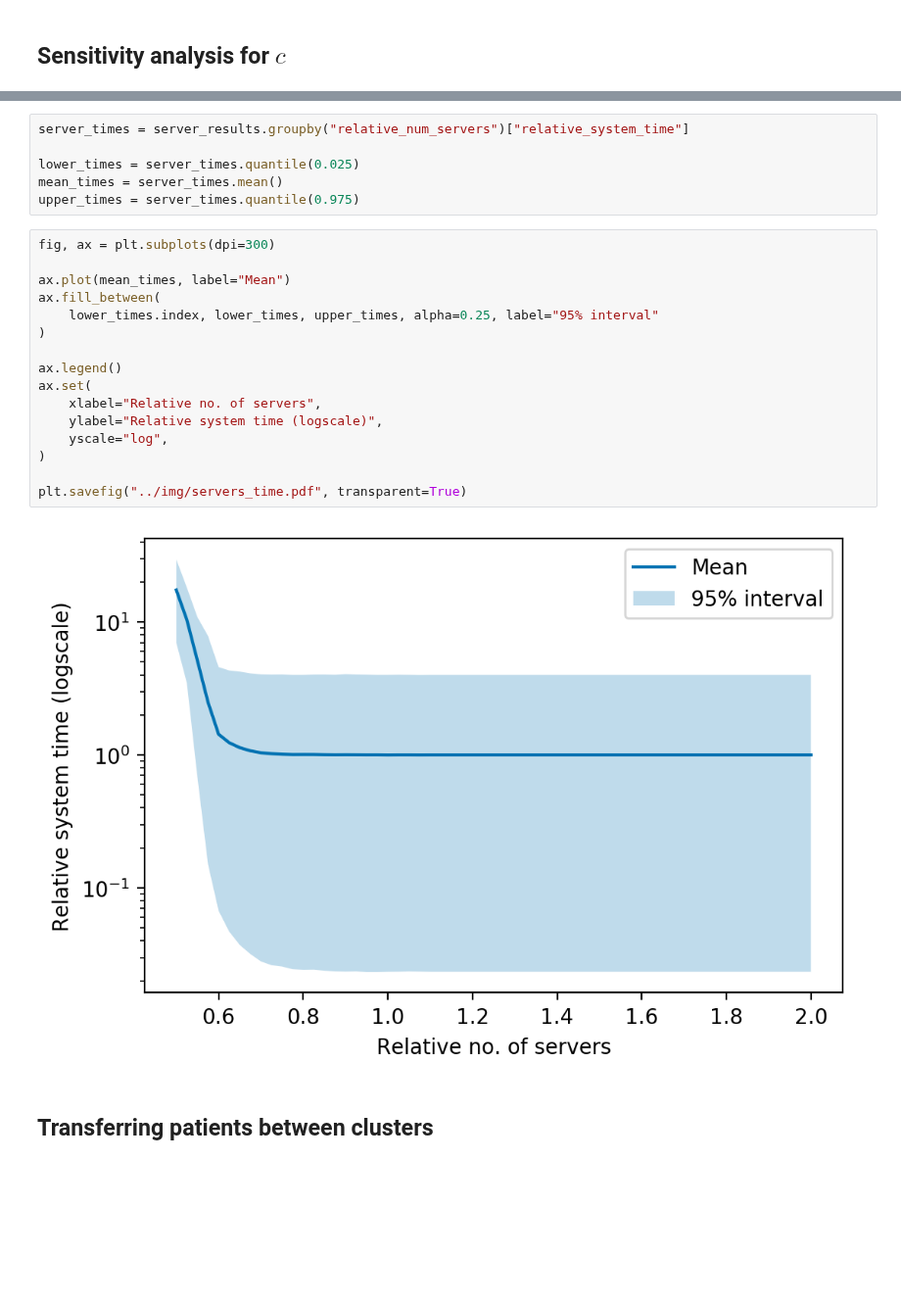
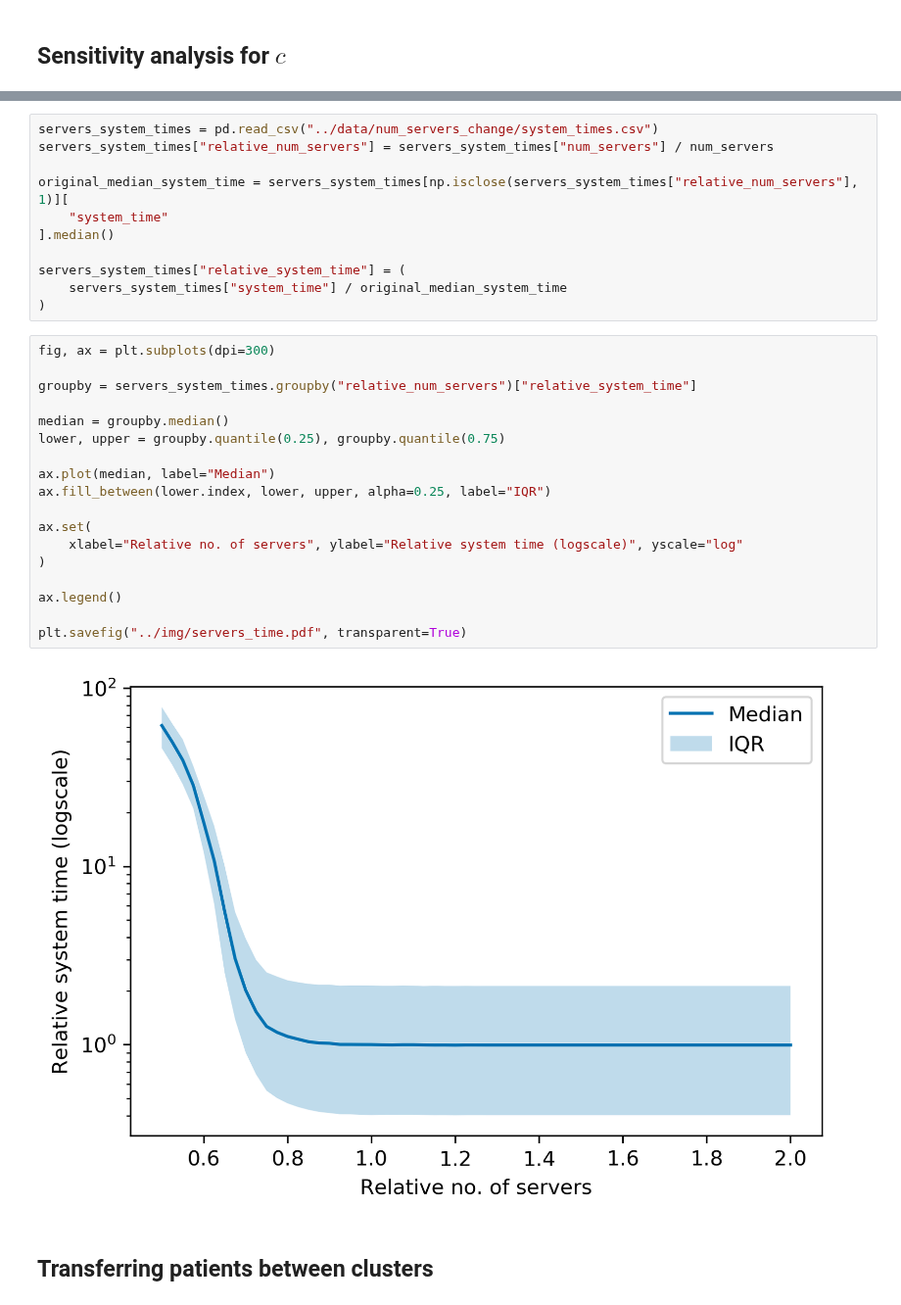
Before and after one commit to daffidwilde/copd-paper, a Jupyter notebook: nbs/scenarios.ipynb, the cells around one changed output, grey strips where cells are left out. Shown at 98% size. Saved outputs shown, nothing was run; the diff lists cells and outputs as text; blank space fills up the shorter version.

```diff
--- a/nbs/scenarios.ipynb
+++ b/nbs/scenarios.ipynb
@@ -161,27 +134,34 @@ plt.savefig("../img/servers_utilisation.pdf", transparent=True)
-# %%
-server_times = server_results.groupby("relative_num_servers")["relative_system_time"]
-
-lower_times = server_times.quantile(0.025)
-mean_times = server_times.mean()
-upper_times = server_times.quantile(0.975)
+# %%
+servers_system_times = pd.read_csv("../data/num_servers_change/system_times.csv")
+servers_system_times["relative_num_servers"] = servers_system_times["num_servers"] / num_servers
+
+original_median_system_time = servers_system_times[np.isclose(servers_system_times["relative_num_servers"], 1)][
+    "system_time"
+].median()
+
+servers_system_times["relative_system_time"] = (
+    servers_system_times["system_time"] / original_median_system_time
+)
 # %%
 fig, ax = plt.subplots(dpi=300)
 
-ax.plot(mean_times, label="Mean")
-ax.fill_between(
-    lower_times.index, lower_times, upper_times, alpha=0.25, label="95% interval"
+groupby = servers_system_times.groupby("relative_num_servers")["relative_system_time"]
+
+median = groupby.median()
+lower, upper = groupby.quantile(0.25), groupby.quantile(0.75)
+
+ax.plot(median, label="Median")
+ax.fill_between(lower.index, lower, upper, alpha=0.25, label="IQR")
+
+ax.set(
+    xlabel="Relative no. of servers", ylabel="Relative system time (logscale)", yscale="log"
 )
 
 ax.legend()
-ax.set(
-    xlabel="Relative no. of servers",
-    ylabel="Relative system time (logscale)",
-    yscale="log",
-)
 
 plt.savefig("../img/servers_time.pdf", transparent=True)
 # %% [output]
-[figure, old version]
+[figure, new version]
 # %% [markdown]
 ## Transferring patients between clusters
 # %%
```
Also changed, not shown: parts of 16 cells of this notebook, 3 other files.
